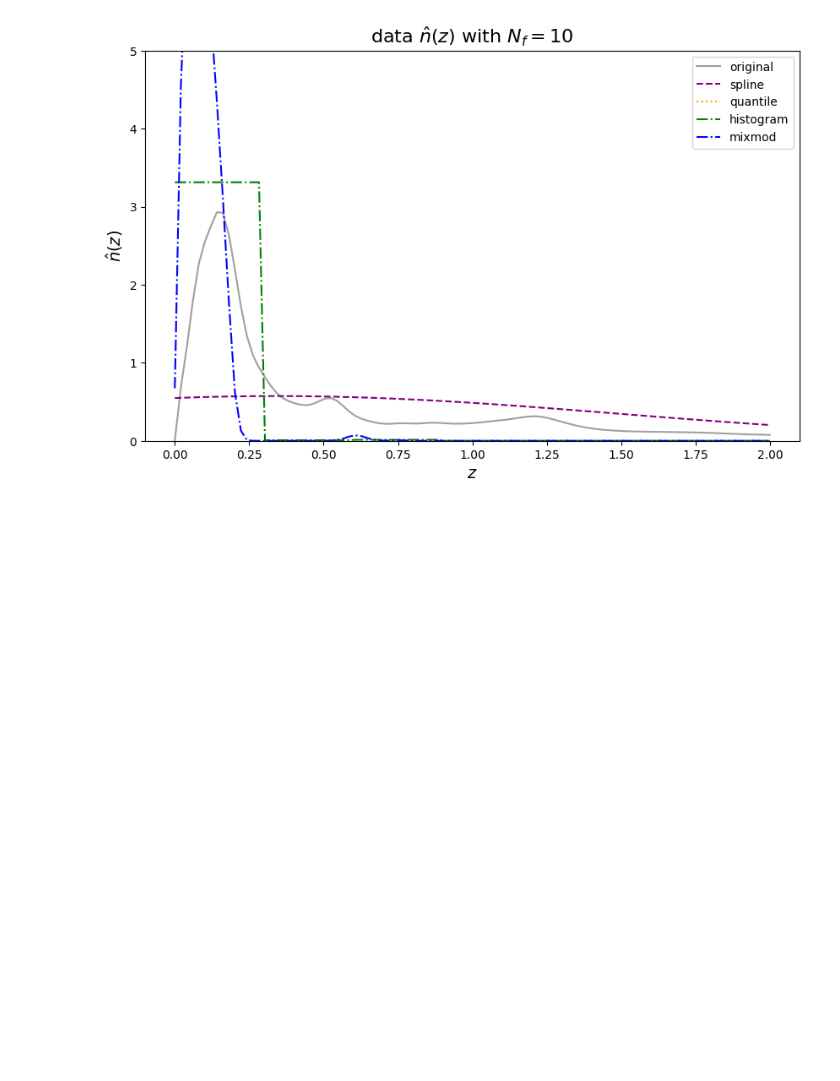
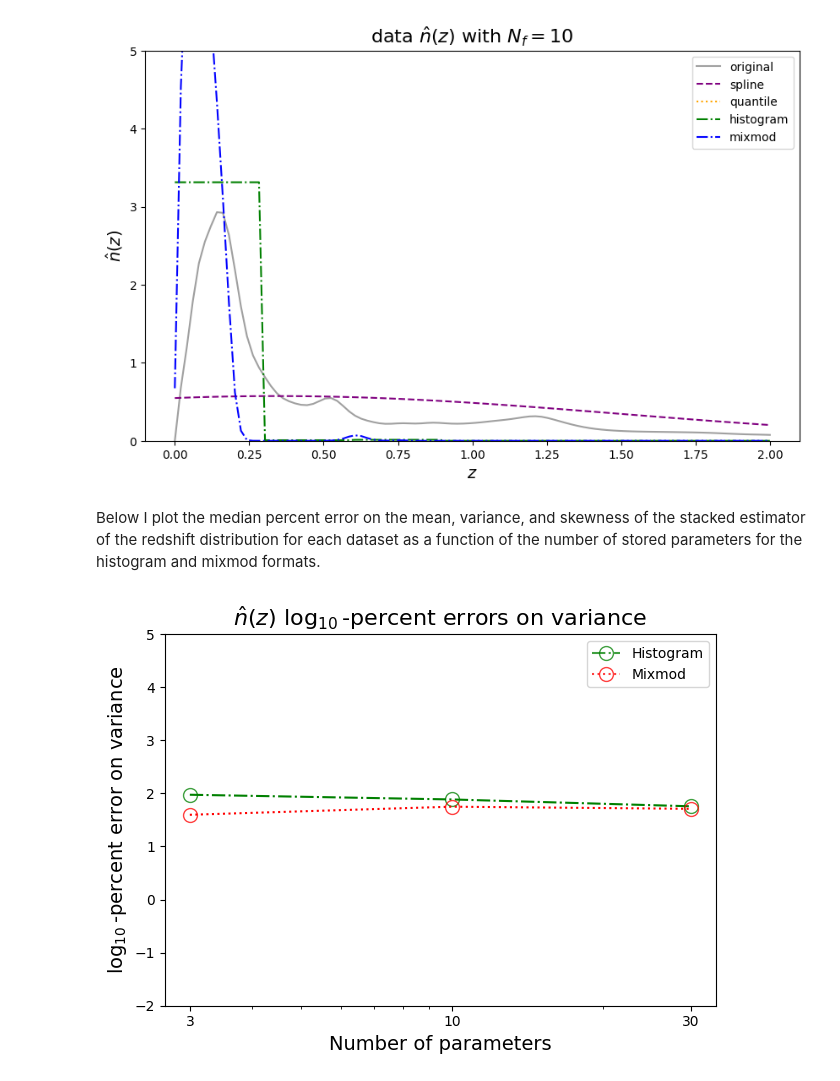
Before and after one commit to chadschafer/qp, a Jupyter notebook: nb/spline_try_copy.ipynb, the cells around one changed output. Cells and saved outputs as stored; diff of their text form; code cells hidden in the pictures; blank space fills up the shorter version.

Commit message:
tried different parameterizations with new data

```diff
--- a/nb/spline_try_copy.ipynb
+++ b/nb/spline_try_copy.ipynb
@@ -1922,3 +1932,83 @@ plt.ylim(0, 5)
 plt.show()
 # %% [output]
 [figure]
+# %% [markdown]
+Below I plot the median percent error on the mean, variance, and skewness of the stacked estimator of the redshift distribution for each dataset as a function of the number of stored parameters for the histogram and mixmod formats.
+# %%
+def calculate_variance_log_percent_error(true_ensemble, approx_ensemble, redshift_values):
+    true_pdfs = np.array([true_ensemble.pdf(z) for z in redshift_values])
+    approx_pdfs = np.array([approx_ensemble.pdf(z) for z in redshift_values])
+
+    true_nz = np.mean(true_pdfs, axis=1)
+    approx_nz = np.mean(approx_pdfs, axis=1)
+
+    true_variance = np.var(true_nz)
+    approx_variance = np.var(approx_nz)
+
+    percent_error = np.abs((approx_variance - true_variance) / true_variance) * 100
+    return percent_error
+
+def plot_pz_delta_variance_ensembles(true_ensembles, approx_ensembles_sets, names, params, redshift_values):
+    colors = {'histogram': 'g', 'mixmod': 'r'}
+    styles = {'histogram': '-.', 'mixmod': ':'}
+    marksize = 10
+
+    fig, ax = plt.subplots()
+
+    for approx_ensembles, name in zip(zip(*approx_ensembles_sets), names):
+        log_vars = []
+        for param, true_ensemble, approx_ensemble in zip(params, true_ensembles, approx_ensembles):
+            var = calculate_variance_log_percent_error(true_ensemble, approx_ensemble, redshift_values)
+            log_var = np.log10(var)
+            log_vars.append(log_var)
+            ax.plot(param, log_var, 'o', label=f'{name} ({param} params)',
+                    color=colors[name.lower()], linestyle=styles[name.lower()],
+                    mfc='none', markersize=marksize, alpha=0.75)
+        ax.plot(params, log_vars, color=colors[name.lower()], linestyle=styles[name.lower()])
+
+    ax.set_xscale('log')
+    ax.set_xticks(params)  # Set x-ticks
+    ax.set_xticklabels([str(p) for p in params])
+    ax.set_xlabel('Number of parameters', fontsize=14)
+    ax.set_ylabel(r'$\log_{10}$-percent error on variance', fontsize=14)
+    ax.set_title(r'$\hat{n}(z)$ $\log_{10}$-percent errors on variance', fontsize=16)
+
+    # Combine unique labels for the legend
+    handles, labels = ax.get_legend_handles_labels()
+    unique_labels = []
+    unique_handles = []
+    for handle, label in zip(handles, labels):
+        name = label.split('(')[0].strip()
+        if name not in unique_labels:
+            unique_labels.append(name)
+            unique_handles.append(handle)
+
+    ax.legend(unique_handles, unique_labels)
+    ax.set_ylim(-2, 5)  # Set y-axis limits
+    fig.tight_layout()
+    plt.show()
+
+# Define redshift values
+redshift_values = np.linspace(0, 2.0, 100)
+
+# Define true ensembles
+true_ensembles = [ens[3], ens[10], ens[30]]
+
+# Define approximations
+approx_ensembles_3 = [ens_h3, ens_m3]
+approx_ensembles_10 = [ens_h10, ens_m10]
+approx_ensembles_30 = [ens_h30, ens_m30]
+
+# Combine all approximation sets
+approx_ensembles_sets = [approx_ensembles_3, approx_ensembles_10, approx_ensembles_30]
+
+# Names
+names = ['Histogram', 'Mixmod']
+
+# Define the number of parameters for each set
+params = [3, 10, 30]
+
+# Plot
+plot_pz_delta_variance_ensembles(true_ensembles, approx_ensembles_sets, names, params, redshift_values)
+# %% [output]
+[figure, added]
```
Also changed, not shown: parts of 37 cells of this notebook.
